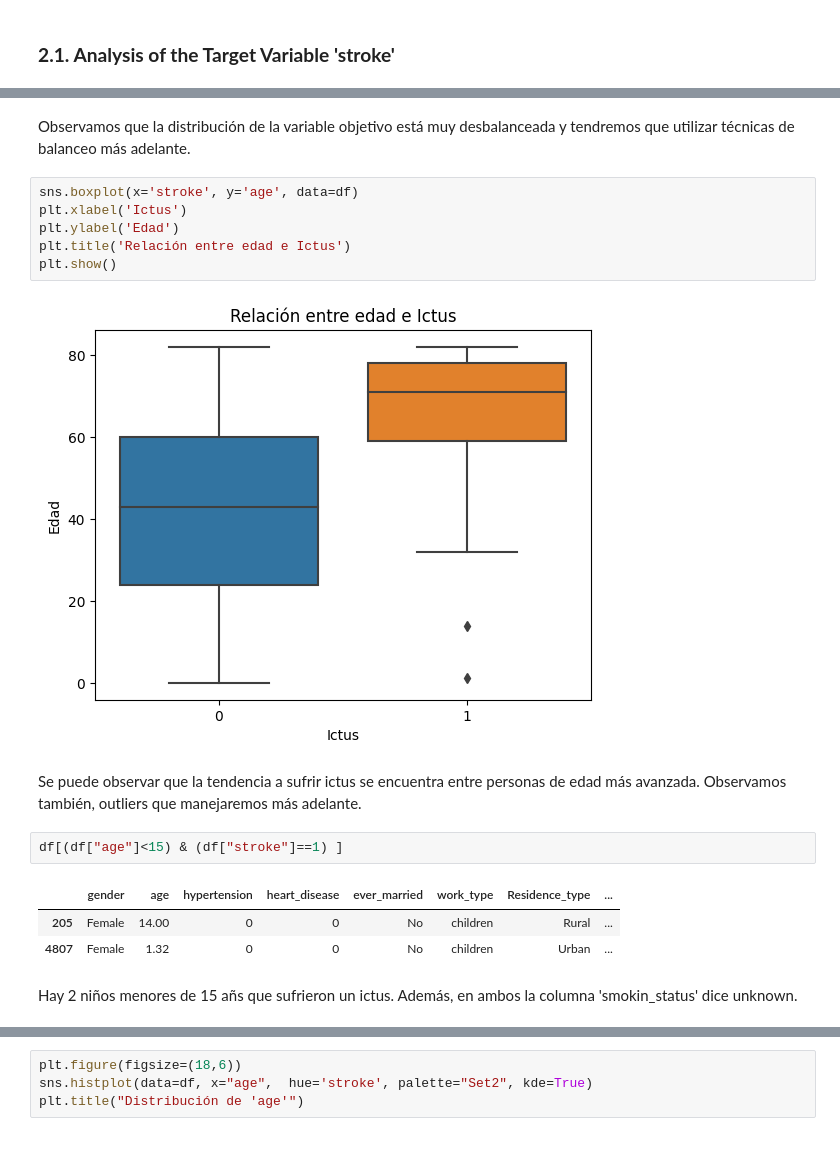
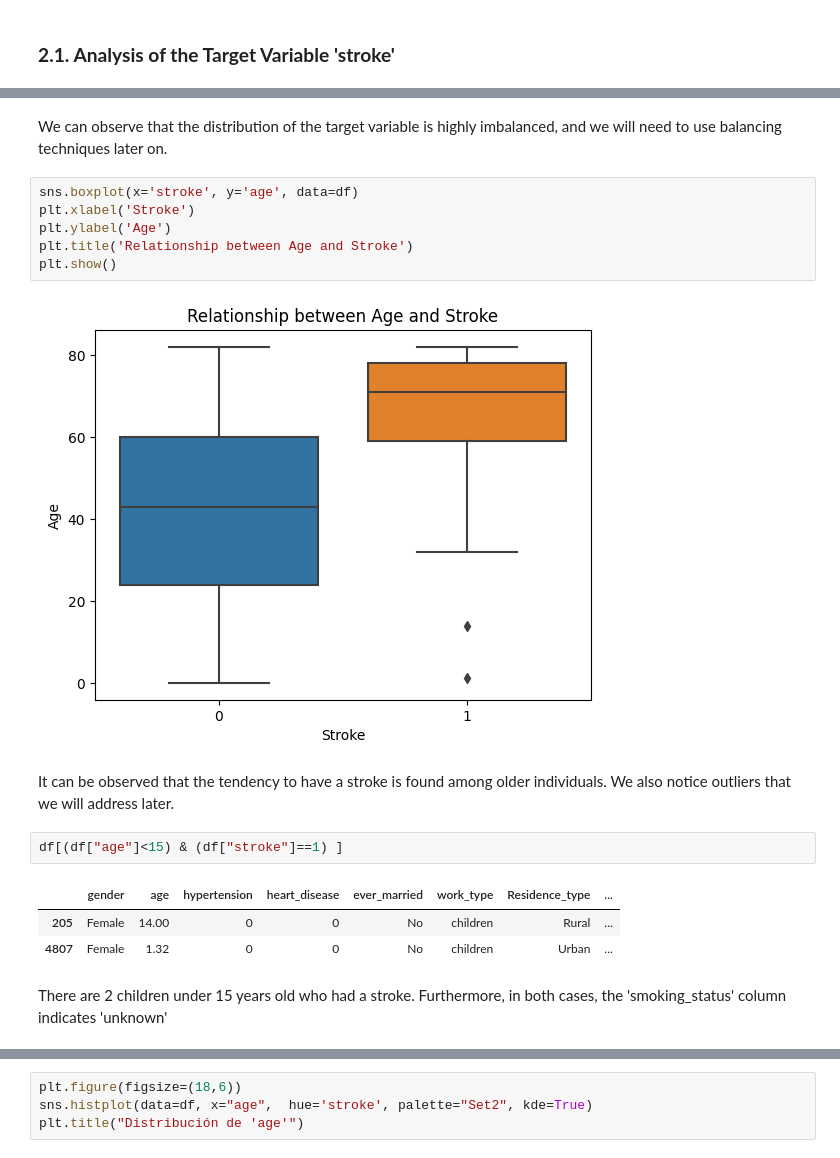
Before and after one commit to AI-School-F5-P2/DS_hospital_G2, a Jupyter notebook: Notebooks/EDA.ipynb, the cells around one changed output, grey strips where cells are left out. Cells and saved outputs as stored; diff of their text form.

```diff
--- a/Notebooks/EDA.ipynb
+++ b/Notebooks/EDA.ipynb
@@ -371,23 +356,23 @@ plt.show()
-# %% [markdown]
-Observamos que la distribución de la variable objetivo está muy desbalanceada y tendremos que utilizar técnicas de balanceo más adelante.
+# %% [markdown]
+We can observe that the distribution of the target variable is highly imbalanced, and we will need to use balancing techniques later on.
 # %%
 sns.boxplot(x='stroke', y='age', data=df)
-plt.xlabel('Ictus')
-plt.ylabel('Edad')
-plt.title('Relación entre edad e Ictus')
+plt.xlabel('Stroke')
+plt.ylabel('Age')
+plt.title('Relationship between Age and Stroke')
 plt.show()
 # %% [output]
-[figure, old version]
+[figure, new version]
-# %% [markdown]
-Se puede observar que la tendencia a sufrir ictus se encuentra entre personas de edad más avanzada. Observamos también, outliers que manejaremos más adelante.
+# %% [markdown]
+It can be observed that the tendency to have a stroke is found among older individuals. We also notice outliers that we will address later.
 # %%
 df[(df["age"]<15) & (df["stroke"]==1) ]
 # %% [output]
 |  | gender | age | hypertension | heart_disease | ever_married | work_type | Residence_type | ... |
 | 205 | Female | 14.00 | 0 | 0 | No | children | Rural | ... |
 | 4807 | Female | 1.32 | 0 | 0 | No | children | Urban | ... |
-# %% [markdown]
-Hay 2 niños menores de 15 añs que sufrieron un ictus. Además, en ambos la columna 'smokin_status' dice unknown.
+# %% [markdown]
+There are 2 children under 15 years old who had a stroke. Furthermore, in both cases, the 'smoking_status' column indicates 'unknown'
 # %%
 plt.figure(2, figsize=(15, 15))
 
```
Also changed, not shown: parts of 58 cells of this notebook.
